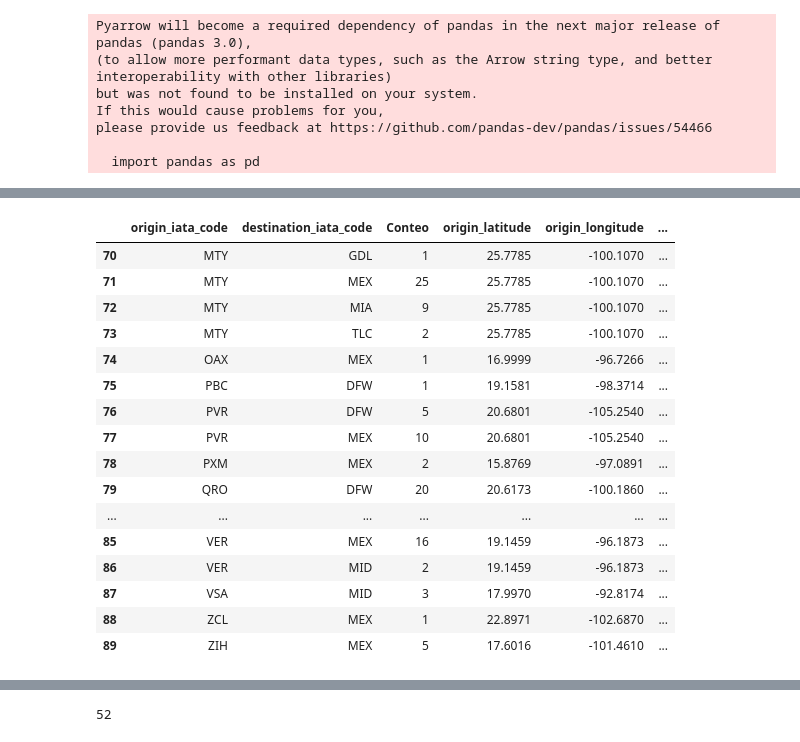
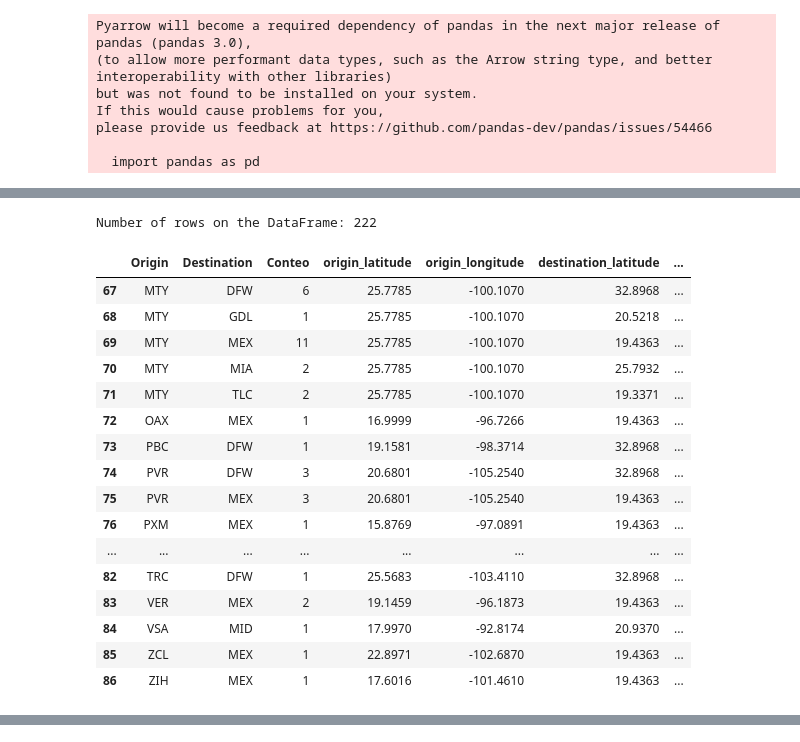
Before and after one commit to monalvrz/Weather_analysis_TC, a Jupyter notebook: Challenge.ipynb, the cells around one changed output, grey strips where cells are left out. Cells and saved outputs as stored; diff of their text form; code cells hidden in the pictures.

```diff
--- a/Challenge.ipynb
+++ b/Challenge.ipynb
@@ -37,0 +39,8 @@ flights_df.head(10)
+# %%
+flights_df= flights_df.drop_duplicates(subset='flight_num')
+
+flights_order = ["origin","destination", "airline","flight_num","origin_name",'origin_latitude','origin_longitude',"destination_name",'destination_latitude','destination_longitude']
+flights_df = flights_df[flights_order]
+# %%
+flights_df = flights_df.rename(columns={'origin': 'Origin', 'destination': 'Destination','airline':'Airline', 'flight_num':'Flight', 'origin_name':'Origin Airport', 'destination_name':'Destination Airport'})
+flights_df.tail(10)
@@ -38,39 +59,44 @@ flights_df.head(10)
+# %%
+row_num = flights_df.shape[0]
+print("Number of rows on the DataFrame:", row_num)
+# %% [output]
+Number of rows on the DataFrame: 222
 # %%
 # Get unique origin and destination combinations
-unique_flights = flights_df.groupby(['origin_iata_code', 'destination_iata_code']).size().reset_index(name='Conteo')
+unique_flights = flights_df.groupby(['Origin', 'Destination']).size().reset_index(name='Conteo')
 
 # Get the latitudes and longitudes for each unique combination
 for index, row in unique_flights.iterrows():
-    origin = row['origin_iata_code']
-    destination = row['destination_iata_code']
-    latitude_origin = flights_df.loc[flights_df['origin_iata_code'] == origin, 'origin_latitude'].iloc[0]
-    longitude_origen = flights_df.loc[flights_df['origin_iata_code'] == origin, 'origin_longitude'].iloc[0]
-    latitude_destination = flights_df.loc[flights_df['destination_iata_code'] == destination, 'destination_latitude'].iloc[0]
-    longitude_destination = flights_df.loc[flights_df['destination_iata_code'] == destination, 'destination_longitude'].iloc[0]
+    origin = row['Origin']
+    destination = row['Destination']
+    latitude_origin = flights_df.loc[flights_df['Origin'] == origin, 'origin_latitude'].iloc[0]
+    longitude_origen = flights_df.loc[flights_df['Origin'] == origin, 'origin_longitude'].iloc[0]
+    latitude_destination = flights_df.loc[flights_df['Destination'] == destination, 'destination_latitude'].iloc[0]
+    longitude_destination = flights_df.loc[flights_df['Destination'] == destination, 'destination_longitude'].iloc[0]
     unique_flights.at[index, 'origin_latitude'] = latitude_origin
     unique_flights.at[index, 'origin_longitude'] = longitude_origen
     unique_flights.at[index, 'destination_latitude'] = latitude_destination
     unique_flights.at[index, 'destination_longitude'] = longitude_destination
 
 df_unique_flights = pd.DataFrame(unique_flights)
 df_unique_flights.tail(20)
 # %% [output]
-|  | origin_iata_code | destination_iata_code | Conteo | origin_latitude | origin_longitude | ... |
-| 70 | MTY | GDL | 1 | 25.7785 | -100.1070 | ... |
-| 71 | MTY | MEX | 25 | 25.7785 | -100.1070 | ... |
-| 72 | MTY | MIA | 9 | 25.7785 | -100.1070 | ... |
-| 73 | MTY | TLC | 2 | 25.7785 | -100.1070 | ... |
-| 74 | OAX | MEX | 1 | 16.9999 | -96.7266 | ... |
-| 75 | PBC | DFW | 1 | 19.1581 | -98.3714 | ... |
-| 76 | PVR | DFW | 5 | 20.6801 | -105.2540 | ... |
-| 77 | PVR | MEX | 10 | 20.6801 | -105.2540 | ... |
-| 78 | PXM | MEX | 2 | 15.8769 | -97.0891 | ... |
-| 79 | QRO | DFW | 20 | 20.6173 | -100.1860 | ... |
-| ... | ... | ... | ... | ... | ... | ... |
-| 85 | VER | MEX | 16 | 19.1459 | -96.1873 | ... |
-| 86 | VER | MID | 2 | 19.1459 | -96.1873 | ... |
-| 87 | VSA | MID | 3 | 17.9970 | -92.8174 | ... |
-| 88 | ZCL | MEX | 1 | 22.8971 | -102.6870 | ... |
-| 89 | ZIH | MEX | 5 | 17.6016 | -101.4610 | ... |
+|  | Origin | Destination | Conteo | origin_latitude | origin_longitude | destination_latitude | ... |
+| 67 | MTY | DFW | 6 | 25.7785 | -100.1070 | 32.8968 | ... |
+| 68 | MTY | GDL | 1 | 25.7785 | -100.1070 | 20.5218 | ... |
+| 69 | MTY | MEX | 11 | 25.7785 | -100.1070 | 19.4363 | ... |
+| 70 | MTY | MIA | 2 | 25.7785 | -100.1070 | 25.7932 | ... |
+| 71 | MTY | TLC | 2 | 25.7785 | -100.1070 | 19.3371 | ... |
+| 72 | OAX | MEX | 1 | 16.9999 | -96.7266 | 19.4363 | ... |
+| 73 | PBC | DFW | 1 | 19.1581 | -98.3714 | 32.8968 | ... |
+| 74 | PVR | DFW | 3 | 20.6801 | -105.2540 | 32.8968 | ... |
+| 75 | PVR | MEX | 3 | 20.6801 | -105.2540 | 19.4363 | ... |
+| 76 | PXM | MEX | 1 | 15.8769 | -97.0891 | 19.4363 | ... |
+| ... | ... | ... | ... | ... | ... | ... | ... |
+| 82 | TRC | DFW | 1 | 25.5683 | -103.4110 | 32.8968 | ... |
+| 83 | VER | MEX | 2 | 19.1459 | -96.1873 | 19.4363 | ... |
+| 84 | VSA | MID | 1 | 17.9970 | -92.8174 | 20.9370 | ... |
+| 85 | ZCL | MEX | 1 | 22.8971 | -102.6870 | 19.4363 | ... |
+| 86 | ZIH | MEX | 1 | 17.6016 | -101.4610 | 19.4363 | ... |
 # %%
 # Get each location from both the origin and destination columns
@@ -134,18 +160,3 @@ lats_lngs
  (-33.393, -70.7858),
  (49.1939, -123.184),
  (43.6772, -79.6306)]
-# %%
-# Create a list for holding the cities.
-cities = []
-# Identify the nearest city for each latitude and longitude combination.
-for coordinate in lats_lngs:
-    city = citipy.nearest_city(coordinate[0], coordinate[1]).city_name
-
-    # If the city is unique, then we will add it to the cities list.
-    if city not in cities:
-        cities.append(city)
-
-# Print the city count
-len(cities)
-# %% [output]
-52
```
Also changed, not shown: parts of 14 cells of this notebook.
